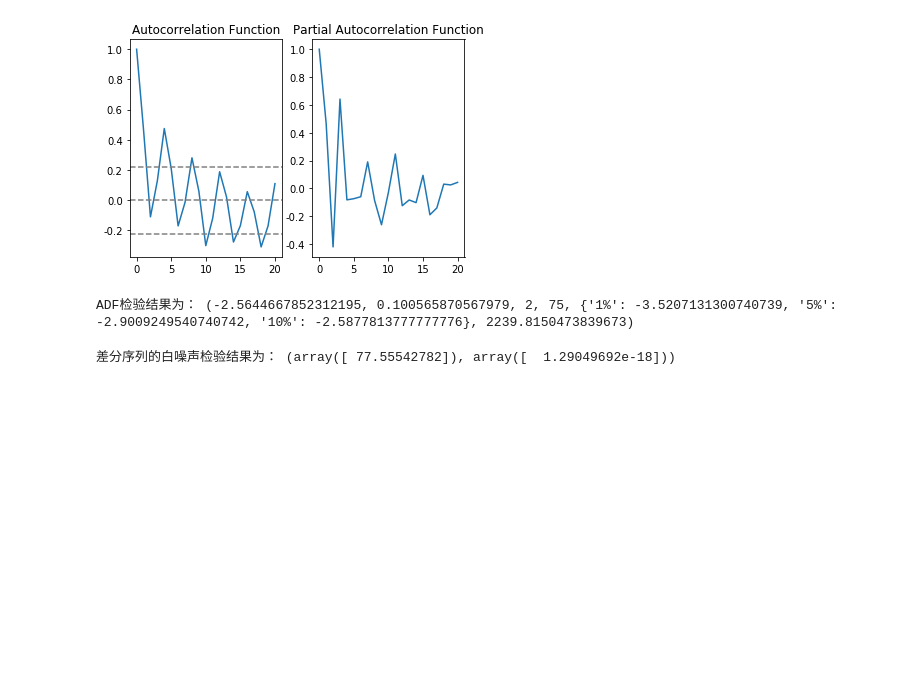
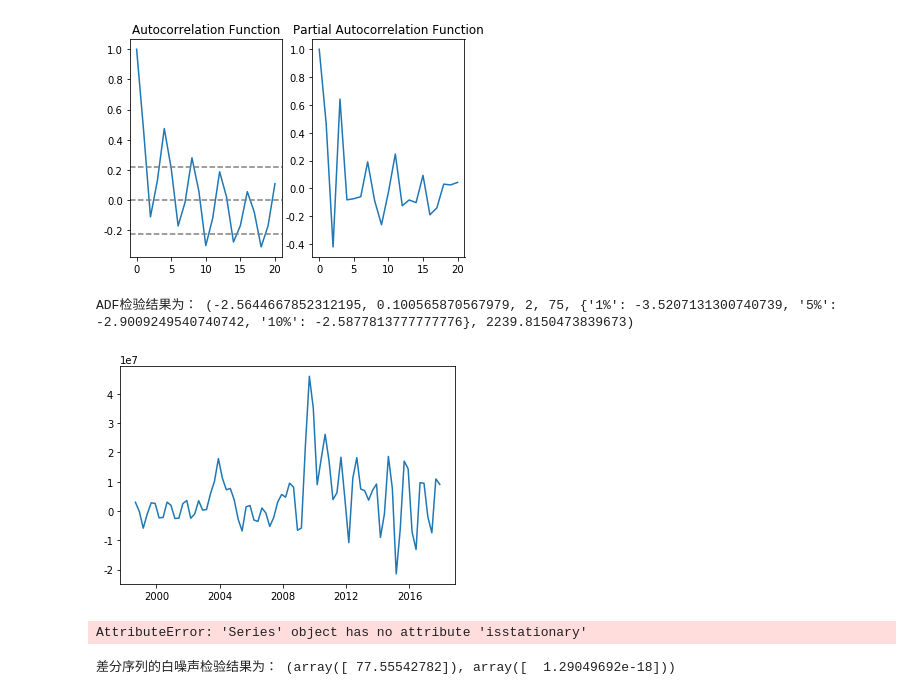
Before and after one commit to hn1680/python, a Jupyter notebook: timeseries test2-arima.ipynb, the cells around one changed output. Drawn from its saved outputs; the diff is of its cells as text; code cells hidden in the pictures; blank space fills up the shorter version.

```diff
--- a/timeseries test2-arima.ipynb
+++ b/timeseries test2-arima.ipynb
@@ -169,11 +169,15 @@ print (lag_acf,lag_pacf)
 # %%
 #test ADF 平稳性检测
 from statsmodels.tsa.stattools import adfuller as ADF
 print(u'ADF检验结果为：', ADF(D_data))
 #返回值依次为adf、pvalue、usedlag、nobs、critical values、
 #icbest、regresults、resstore
+plt.plot(D_data)
+plt.show()
 # %% [output]
 ADF检验结果为： (-2.5644667852312195, 0.100565870567979, 2, 75, {'1%': -3.5207131300740739, '5%': -2.9009249540740742, '10%': -2.5877813777777776}, 2239.8150473839673)
+[figure, added]
+AttributeError: 'Series' object has no attribute 'isstationary'
 # %%
 from statsmodels.stats.diagnostic import acorr_ljungbox
 print(u'差分序列的白噪声检验结果为：', acorr_ljungbox(y, lags=1))
```
Also changed, not shown: parts of 9 cells of this notebook.
